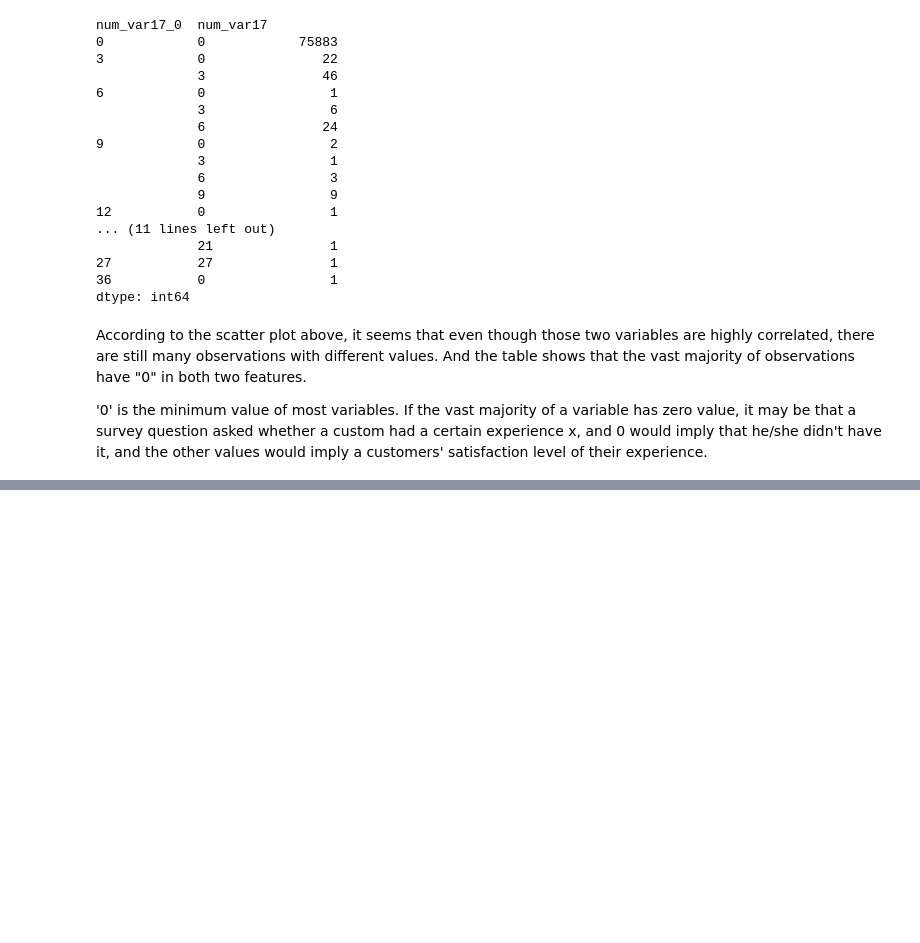
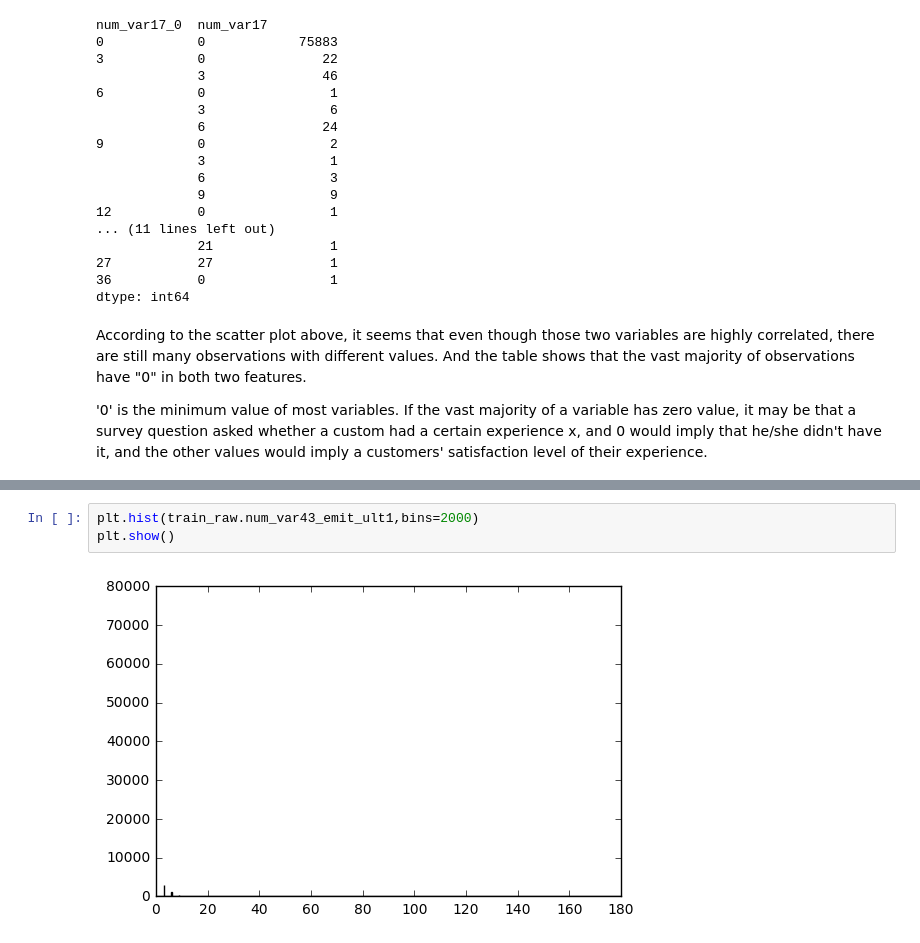
Before and after one commit to jeanzhaoyi/Capstone_2, a Jupyter notebook: Santander_data_exploration.ipynb, the cells around one changed output, grey strips where cells are left out. Drawn from its saved outputs; the diff is of its cells as text; blank space fills up the shorter version.

```diff
--- a/Santander_data_exploration.ipynb
+++ b/Santander_data_exploration.ipynb
@@ -289,0 +326,5 @@ Name: min, dtype: float64
+# %%
+plt.hist(train_raw.num_var43_emit_ult1,bins=2000)
+plt.show()
+# %% [output]
+[figure, added]
```
Also changed, not shown: parts of 40 cells of this notebook.
